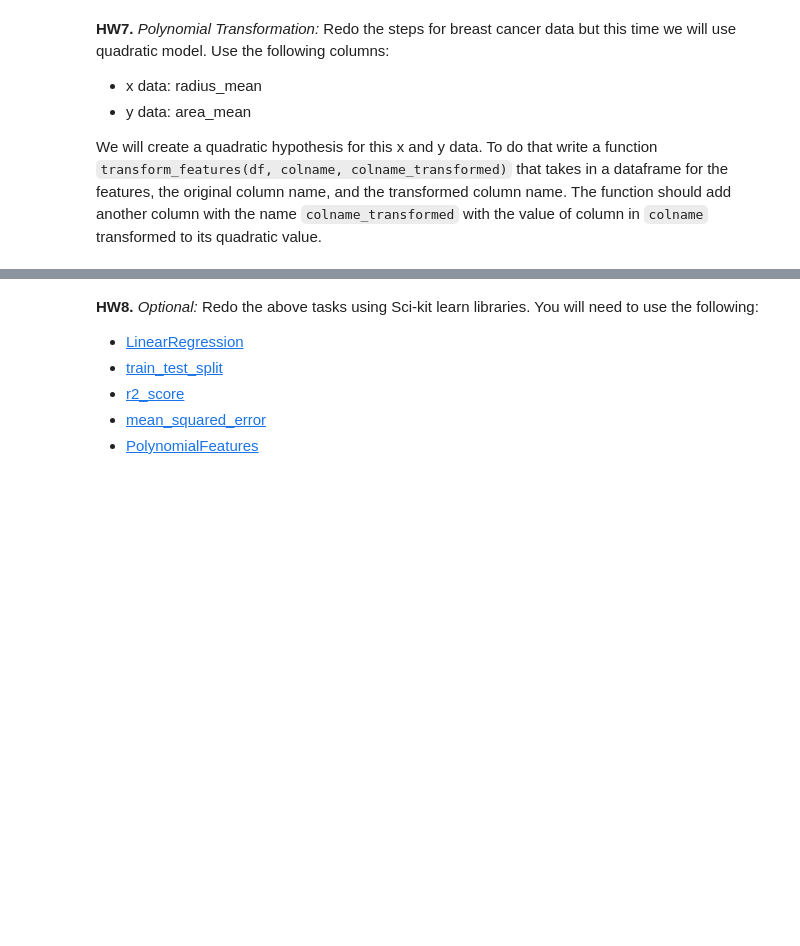
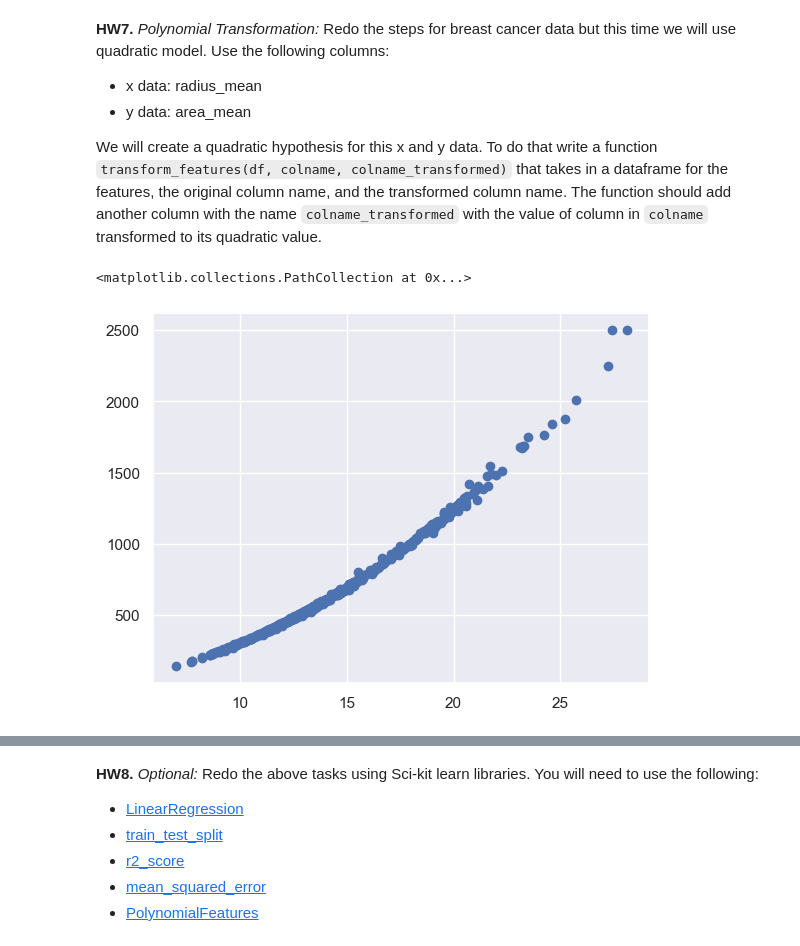
Before and after one commit to surrelsaga/DDW-weekly-problemSets, a Jupyter notebook: Week10_Homework.ipynb, the cells around one changed output, grey strips where cells are left out. Cells and saved outputs as stored; diff of their text form; code cells hidden in the pictures; blank space fills up the shorter version.

```diff
--- a/Week10_Homework.ipynb
+++ b/Week10_Homework.ipynb
@@ -447,21 +582,21 @@ We will create a quadratic hypothesis for this x and y data. To do that write a
 # %%
 import os
 FILE_LOC = os.getenv('UPLOADED_FILES')
+# FILE_LOC = 'data'
 if FILE_LOC is None:
     FILE_LOC = "."
 
 # Read from breast_cancer_data.csv file
-# df: pd.DataFrame = None
+df: pd.DataFrame = pd.read_csv(FILE_LOC + '/breast_cancer_data.csv')
 
 # Extract feature and target
-# ft_out: tuple[pd.DataFrame, pd.DataFrame] = None
-# df_feature, df_target = ft_out
-
-###
-### YOUR CODE HERE
-###
+ft_out: tuple[pd.DataFrame, pd.DataFrame] = get_features_targets(df,['radius_mean'],['area_mean'])
+df_feature, df_target = ft_out
 
 plt.scatter(df_feature, df_target)
+# %% [output]
+<matplotlib.collections.PathCollection at 0x...>
+[figure, added]
 # %%
 ###
 ### AUTOGRADER TEST - DO NOT REMOVE
```
Also changed, not shown: parts of 43 cells of this notebook.
